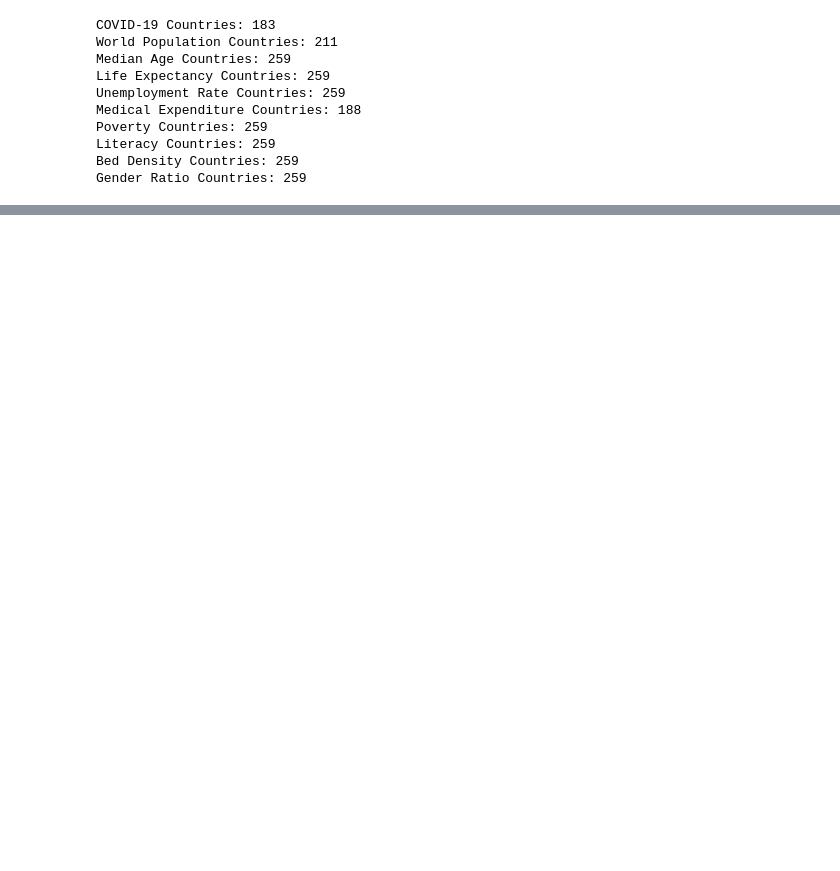
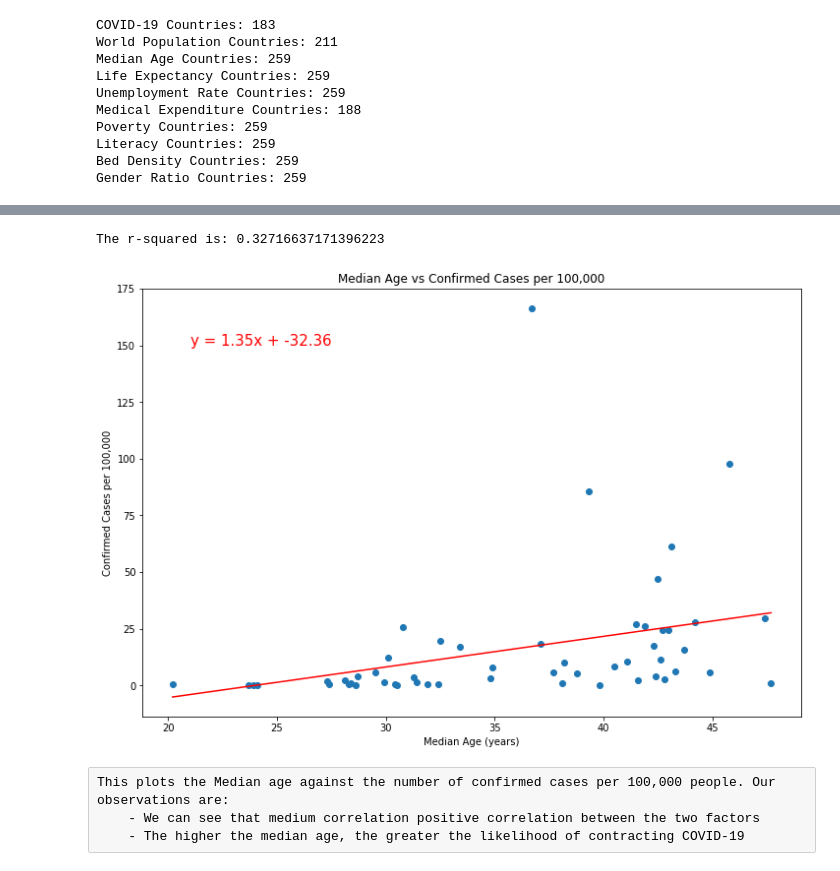
Before and after one commit to shozi91/PredictingCOVID, a Jupyter notebook: merged_data.ipynb, the cells around one changed output, grey strips where cells are left out. Saved outputs shown, nothing was run; the diff lists cells and outputs as text; code cells hidden in the pictures; blank space fills up the shorter version.

```diff
--- a/merged_data.ipynb
+++ b/merged_data.ipynb
@@ -146,7 +145,9 @@ complete_df['Country'] = complete_df['Country'].str.replace(pat='Republic Of Kor
 
 #complete_df.query('Country.str.contains("Bolivia")',engine='python')
 # %%
-aggregation_functions = {'Confirmed': 'sum',
+aggregation_functions = {'Latitude': 'mean',
+                         'Longitude': 'mean',
+                         'Confirmed': 'sum',
                          'Deaths': 'sum',
                          'Recovered': 'sum',
                          'GDP': 'sum',
@@ -279,0 +196,7 @@ The upper quartile of temperatures is: 19088.638075
+# %%
+confirmed_df = complete_df.loc[complete_df["Confirmed"] > 199]
+confirmed_df["Mortality Rate (%)"] = round((confirmed_df["Deaths"]/confirmed_df["Confirmed"])*100,2)
+confirmed_df["Confirmed Per 100000"] = (confirmed_df["Confirmed"]/confirmed_df["Population"])*100000
+
+confirmed_df.sort_values('Confirmed Per 100000')
+#confirmed_df
@@ -279,0 +232,35 @@ The upper quartile of temperatures is: 19088.638075
+# %%
+
+
+
+plt.figure(figsize=(12,8)
+                    )
+
+
+med_age = confirmed_df.groupby("Median Age")
+
+mean_mortality = med_age["Mortality Rate (%)"].mean()
+confirmed_per100000 = med_age["Confirmed Per 100000"].mean()
+
+(slope, intercept, rvalue, pvalue, stderr) = st.linregress(confirmed_per100000.index, confirmed_per100000.values)
+regress_values = confirmed_per100000.index * slope + intercept
+line_eq = "y = " + str(round(slope,2)) + "x + " + str(round(intercept,2))
+
+plt.scatter(confirmed_per100000.index, confirmed_per100000.values)
+plt.plot(confirmed_per100000.index,regress_values,"r-")
+plt.annotate(line_eq,(21,150),fontsize=15,color="red")
+
+plt.title("Median Age vs Confirmed Cases per 100,000")
+
+plt.xlabel("Median Age (years)")
+plt.ylabel("Confirmed Cases per 100,000")
+
+print(f"The r-squared is: {rvalue}")
+plt.show()
+# %% [output]
+The r-squared is: 0.32716637171396223
+[figure, added]
+# %% [raw]
+This plots the Median age against the number of confirmed cases per 100,000 people. Our observations are:
+    - We can see that medium correlation positive correlation between the two factors
+    - The higher the median age, the greater the likelihood of contracting COVID-19
```
Also changed, not shown: parts of 10 cells of this notebook, 4 other files.
